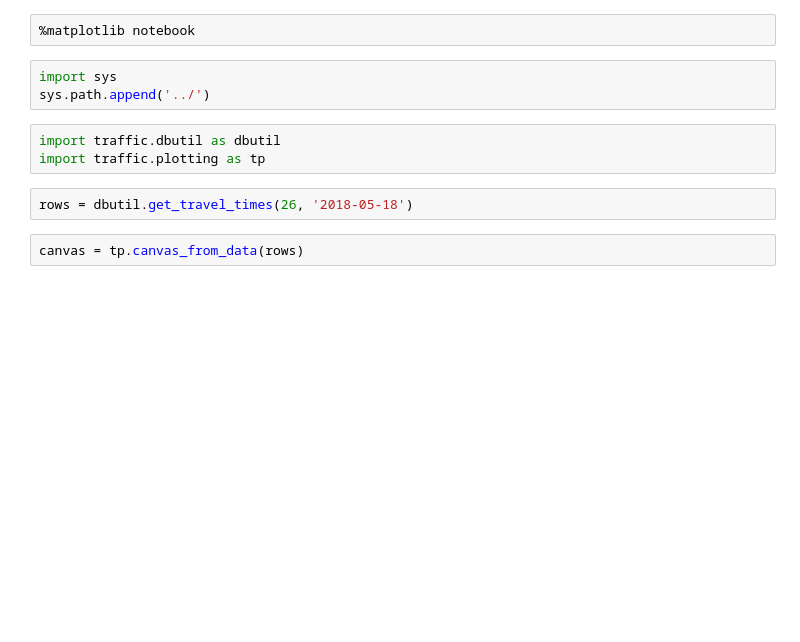
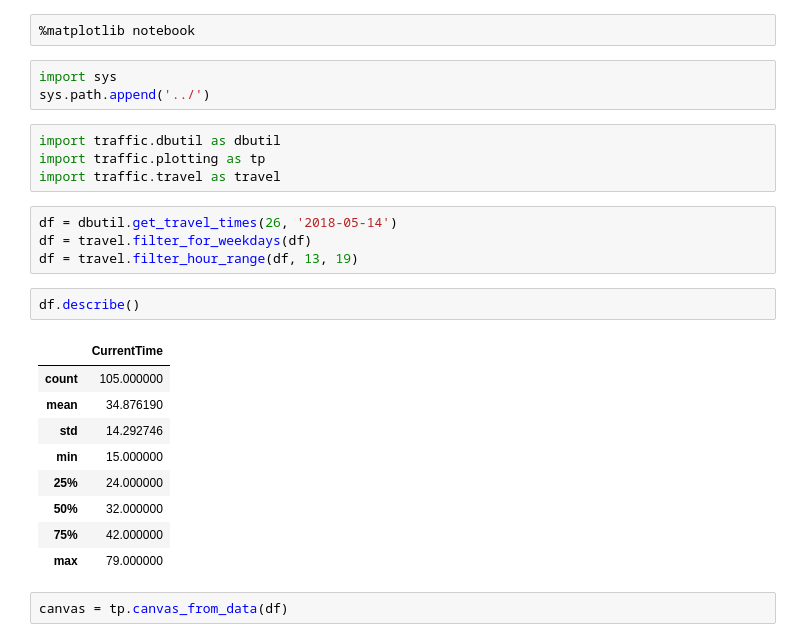
Before and after one commit to kibsa/TrafficData, a Jupyter notebook: src/python/jupyter/DataViewer.ipynb, the cells around one changed output. Drawn from its saved outputs; the diff is of its cells as text; blank space fills up the shorter version.

```diff
--- a/src/python/jupyter/DataViewer.ipynb
+++ b/src/python/jupyter/DataViewer.ipynb
@@ -11,10 +11,25 @@ sys.path.append('../')
 # %%
 import traffic.dbutil as dbutil
 import traffic.plotting as tp
+import traffic.travel as travel
-# %%
-rows = dbutil.get_travel_times(26, '2018-05-18')
+# %%
+df = dbutil.get_travel_times(26, '2018-05-14')
+df = travel.filter_for_weekdays(df)
+df = travel.filter_hour_range(df, 13, 19)
+# %%
+df.describe()
+# %% [output]
+|  | CurrentTime |
+| count | 105.000000 |
+| mean | 34.876190 |
+| std | 14.292746 |
+| min | 15.000000 |
+| 25% | 24.000000 |
+| 50% | 32.000000 |
+| 75% | 42.000000 |
+| max | 79.000000 |
 # %%
-canvas = tp.canvas_from_data(rows)
+canvas = tp.canvas_from_data(df)
 # %%
 canvas.figure
 # %% [output]
```
Also changed, not shown: parts of 1 cell of this notebook, 2 other files.
